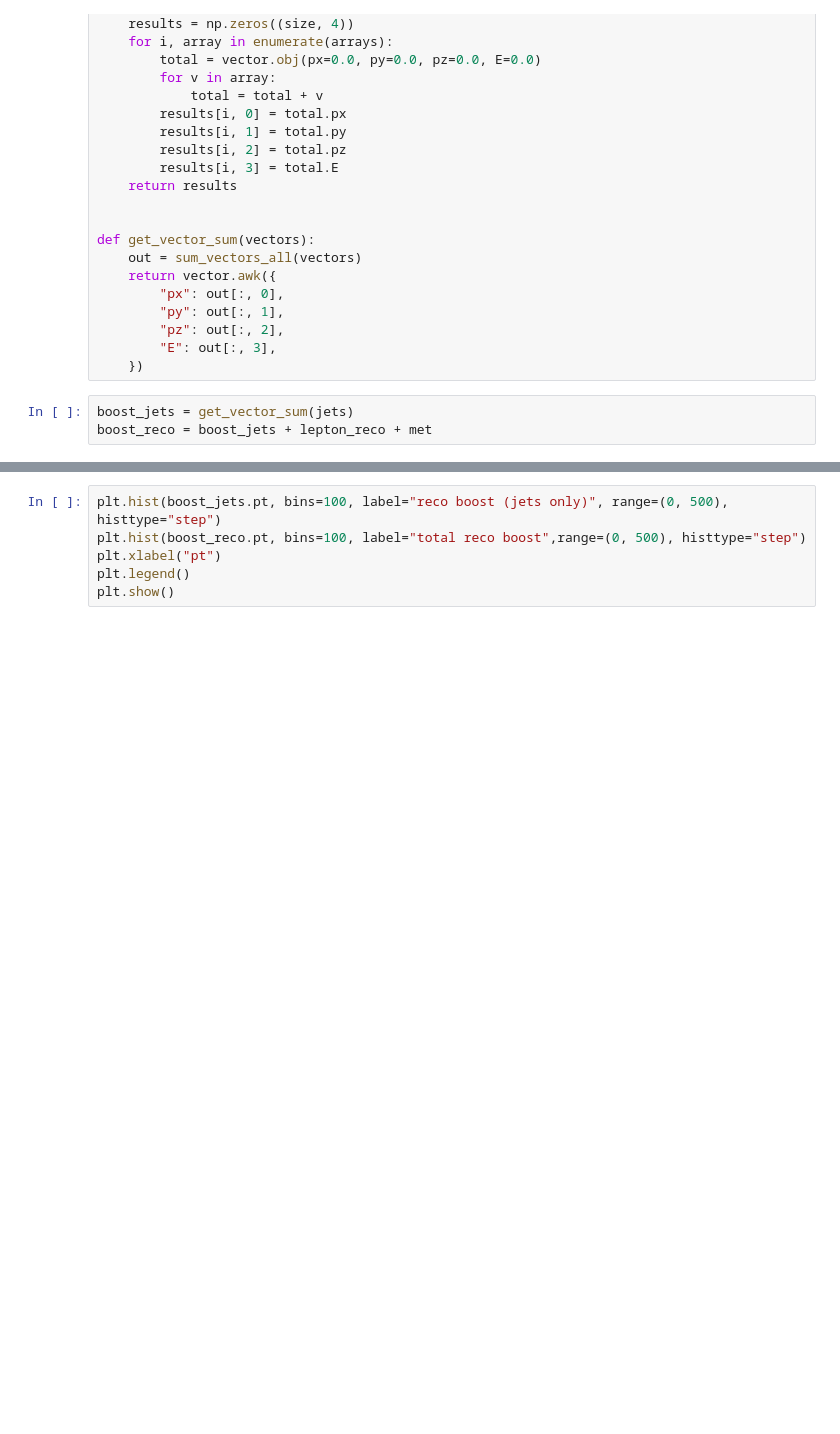
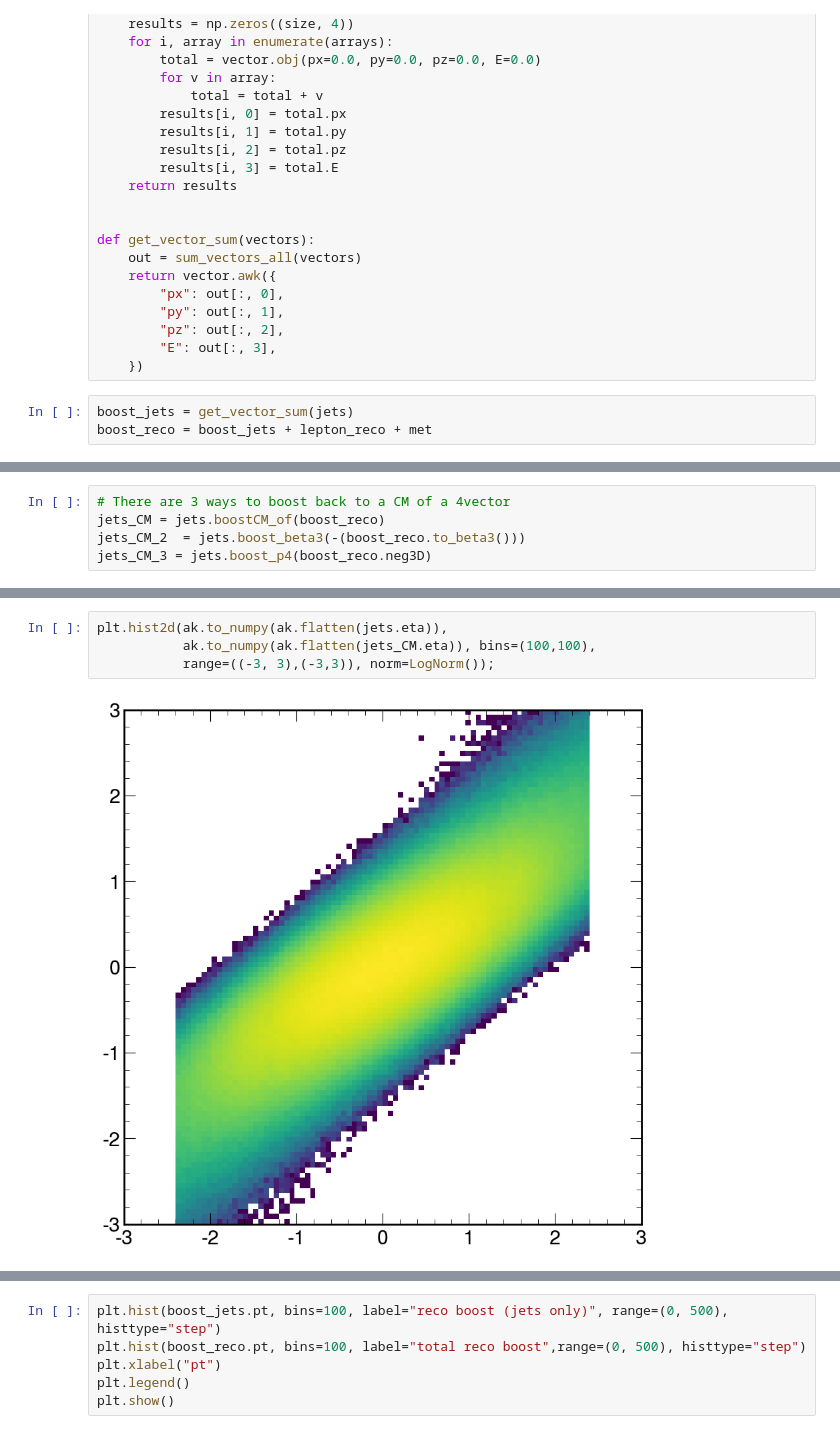
Before and after one commit to valsdav/ttHbb_jets_partons_studies, a Jupyter notebook: GenLevelPlots.ipynb, the cells around one changed output, grey strips where cells are left out. Cells and saved outputs as stored; diff of their text form; blank space fills up the shorter version.

```diff
--- a/GenLevelPlots.ipynb
+++ b/GenLevelPlots.ipynb
@@ -260,0 +275,5 @@ boost_reco = boost_jets + lepton_reco + met
+# %%
+# There are 3 ways to boost back to a CM of a 4vector
+jets_CM = jets.boostCM_of(boost_reco)
+jets_CM_2  = jets.boost_beta3(-(boost_reco.to_beta3()))
+jets_CM_3 = jets.boost_p4(boost_reco.neg3D)
@@ -260,0 +333,6 @@ boost_reco = boost_jets + lepton_reco + met
+# %%
+plt.hist2d(ak.to_numpy(ak.flatten(jets.eta)),
+           ak.to_numpy(ak.flatten(jets_CM.eta)), bins=(100,100),
+           range=((-3, 3),(-3,3)), norm=LogNorm());
+# %% [output]
+[figure, added]
```
Also changed, not shown: parts of 10 cells of this notebook.
